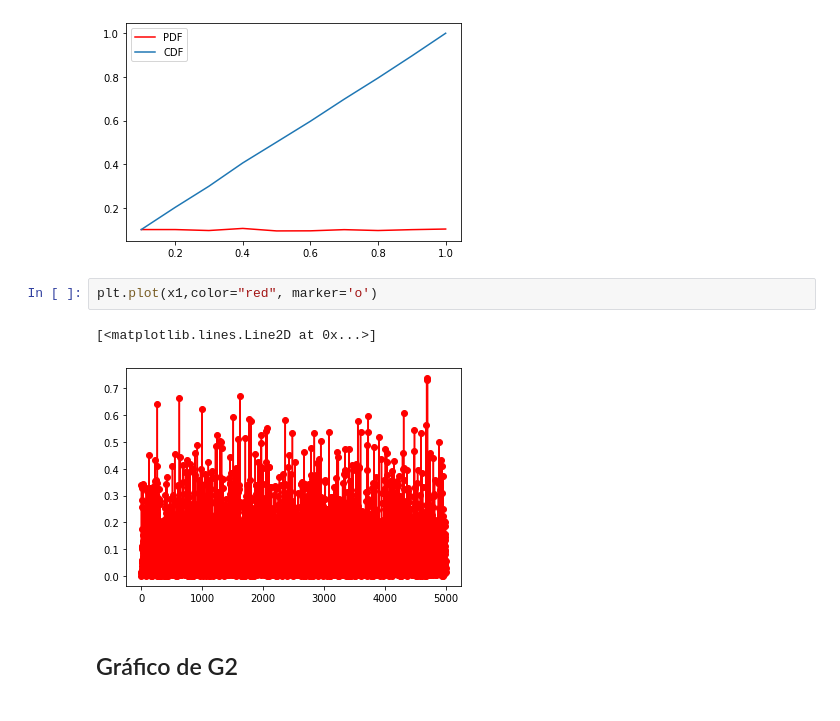
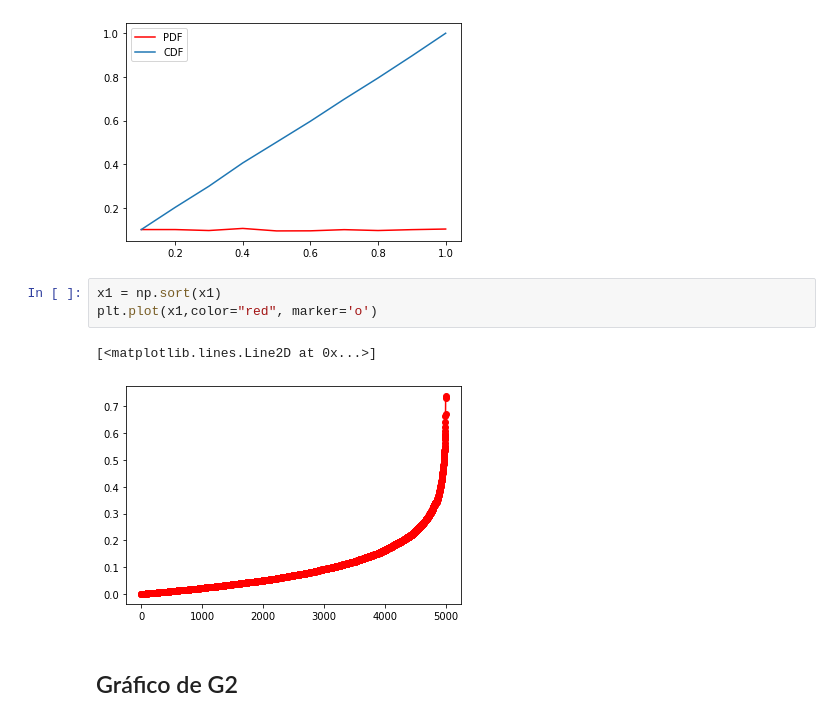
Before and after one commit to CaioGrimm/avaliacao_desempenho, a Jupyter notebook: AvaliaçãoDesempenho_Atividade1_CaioGrimm.ipynb, the cells around one changed output. Cells and saved outputs as stored; diff of their text form.

```diff
--- a/AvaliaçãoDesempenho_Atividade1_CaioGrimm.ipynb
+++ b/AvaliaçãoDesempenho_Atividade1_CaioGrimm.ipynb
@@ -707,10 +707,11 @@ plt.legend()
 <matplotlib.legend.Legend at 0x...>
 [figure]
 # %%
+x1 = np.sort(x1)
 plt.plot(x1,color="red", marker='o')
 # %% [output]
 [<matplotlib.lines.Line2D at 0x...>]
-[figure, old version]
+[figure, new version]
 # %% [markdown]
 ## Gráfico de G2
 # %%
```
Also changed, not shown: parts of 10 cells of this notebook.
